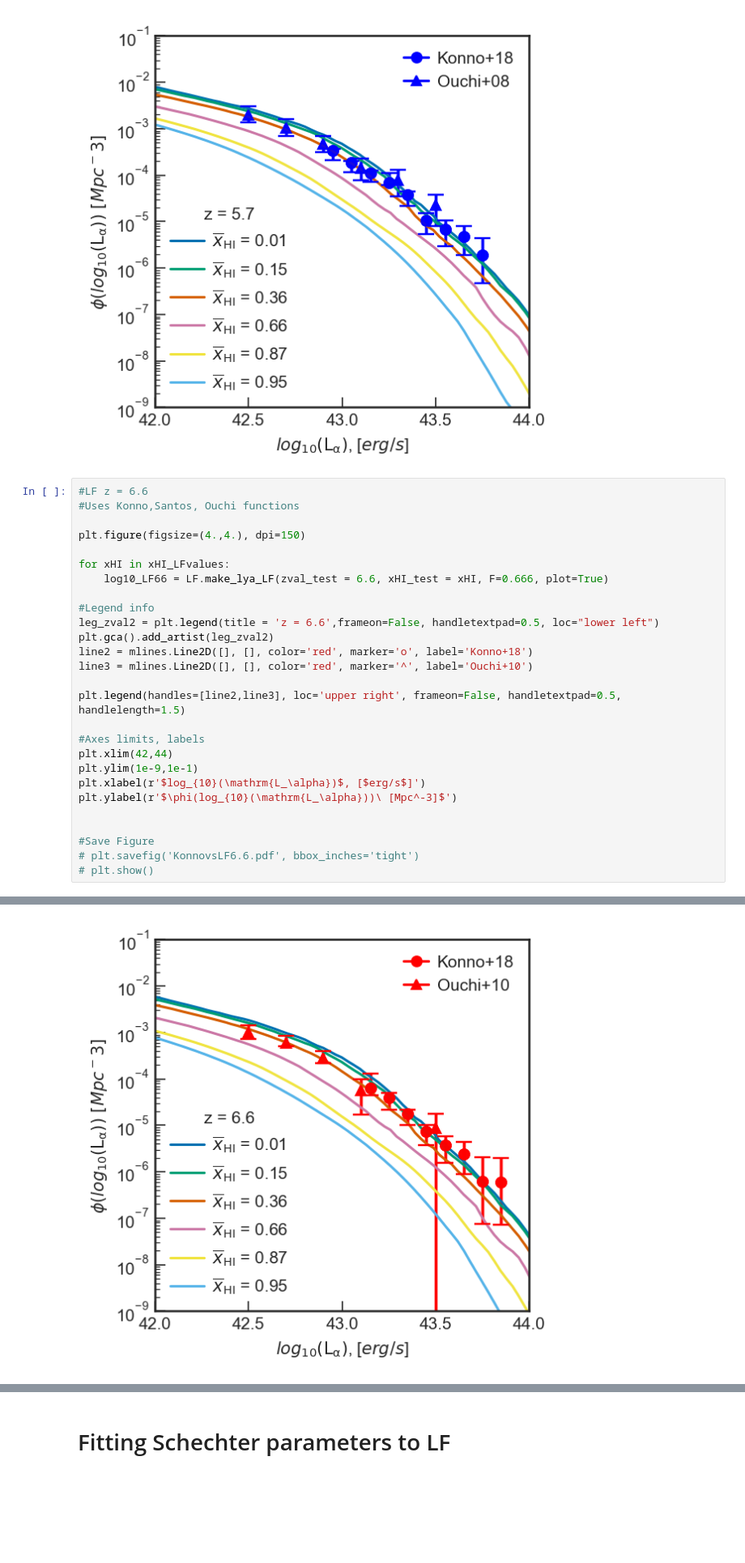
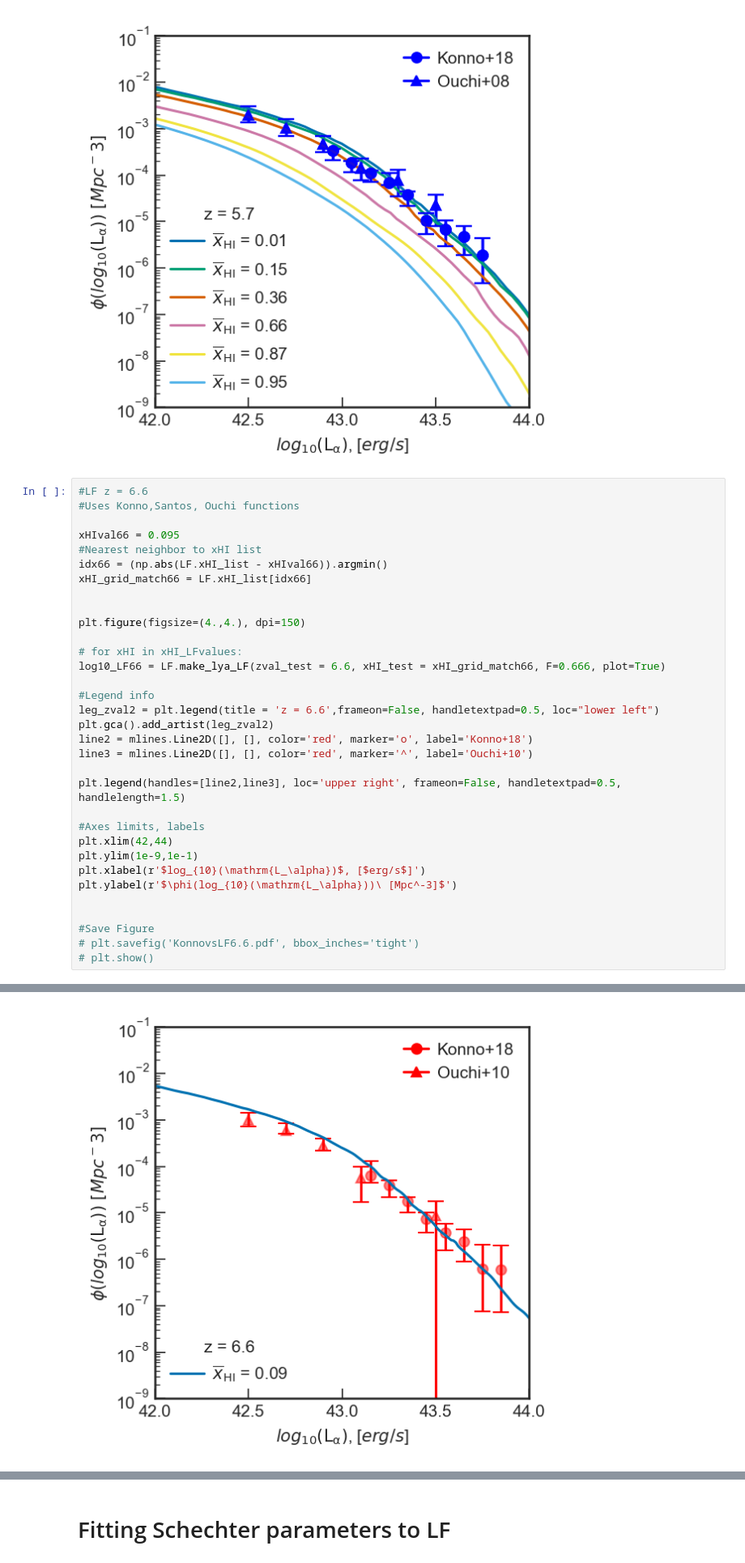
Before and after one commit to amora250/SAO-REU2020, a Jupyter notebook: CODE/Lya LF.ipynb, the cells around one changed output, grey strips where cells are left out. Shown at 81% size. Drawn from its saved outputs; the diff is of its cells as text; blank space fills up the shorter version.

```diff
--- a/CODE/Lya LF.ipynb
+++ b/CODE/Lya LF.ipynb
@@ -237,33 +239,39 @@ Text(0, 0.5, '$\\phi(log_{10}(\\mathrm{L_\\alpha}))\\ [Mpc^-3]$')
 # %%
 #LF z = 6.6
 #Uses Konno,Santos, Ouchi functions
 
+xHIval66 = 0.095
+#Nearest neighbor to xHI list
+idx66 = (np.abs(LF.xHI_list - xHIval66)).argmin()
+xHI_grid_match66 = LF.xHI_list[idx66]
+
+
 plt.figure(figsize=(4.,4.), dpi=150)
 
-for xHI in xHI_LFvalues:
-    log10_LF66 = LF.make_lya_LF(zval_test = 6.6, xHI_test = xHI, F=0.666, plot=True)
+# for xHI in xHI_LFvalues:
+log10_LF66 = LF.make_lya_LF(zval_test = 6.6, xHI_test = xHI_grid_match66, F=0.666, plot=True)
 
 #Legend info
 leg_zval2 = plt.legend(title = 'z = 6.6',frameon=False, handletextpad=0.5, loc="lower left")
 plt.gca().add_artist(leg_zval2)
 line2 = mlines.Line2D([], [], color='red', marker='o', label='Konno+18')
 line3 = mlines.Line2D([], [], color='red', marker='^', label='Ouchi+10')
 
 plt.legend(handles=[line2,line3], loc='upper right', frameon=False, handletextpad=0.5, handlelength=1.5)
 
 #Axes limits, labels
 plt.xlim(42,44)
 plt.ylim(1e-9,1e-1)
 plt.xlabel(r'$log_{10}(\mathrm{L_\alpha})$, [$erg/s$]')
 plt.ylabel(r'$\phi(log_{10}(\mathrm{L_\alpha}))\ [Mpc^-3]$')
 
 
 #Save Figure
 # plt.savefig('KonnovsLF6.6.pdf', bbox_inches='tight')
 # plt.show()
 # %% [output]
 Text(0, 0.5, '$\\phi(log_{10}(\\mathrm{L_\\alpha}))\\ [Mpc^-3]$')
-[figure, old version]
+[figure, new version]
 # %%
 #LF z = 7.0
 #Uses Zheng, Ota, Itoh, Hu functions
```
Also changed, not shown: parts of 8 cells of this notebook, 11 other files.
